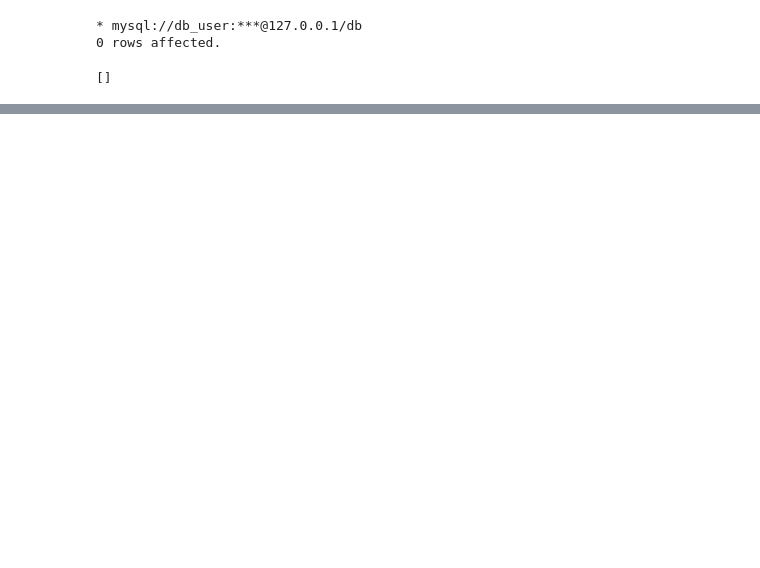
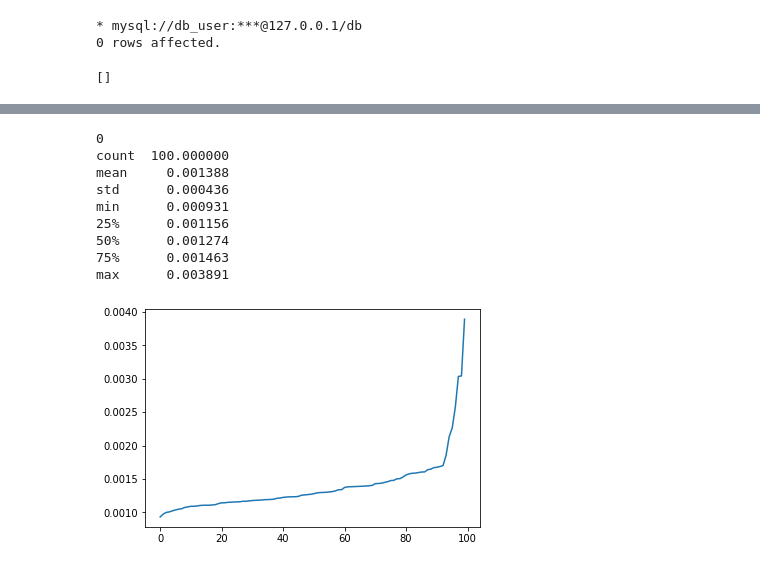
Before and after one commit to niekcandaele/Research, a Jupyter notebook: enum-index/enum-index.ipynb, the cells around one changed output, grey strips where cells are left out. Drawn from its saved outputs; the diff is of its cells as text; code cells hidden in the pictures; blank space fills up the shorter version.

```diff
--- a/enum-index/enum-index.ipynb
+++ b/enum-index/enum-index.ipynb
@@ -166,0 +200,19 @@ plt.show()
+# %%
+insertNoIndex = timeit.repeat(stmt='insert()', globals=globals(), number=1, repeat=100)
+
+d = pd.DataFrame(data=insertNoIndex)
+print(d.describe())
+
+plt.plot(np.sort(insertNoIndex))
+plt.show()
+# %% [output]
+0
+count  100.000000
+mean     0.001388
+std      0.000436
+min      0.000931
+25%      0.001156
+50%      0.001274
+75%      0.001463
+max      0.003891
+[figure, added]
```
Also changed, not shown: parts of 7 cells of this notebook, 2 other files.
